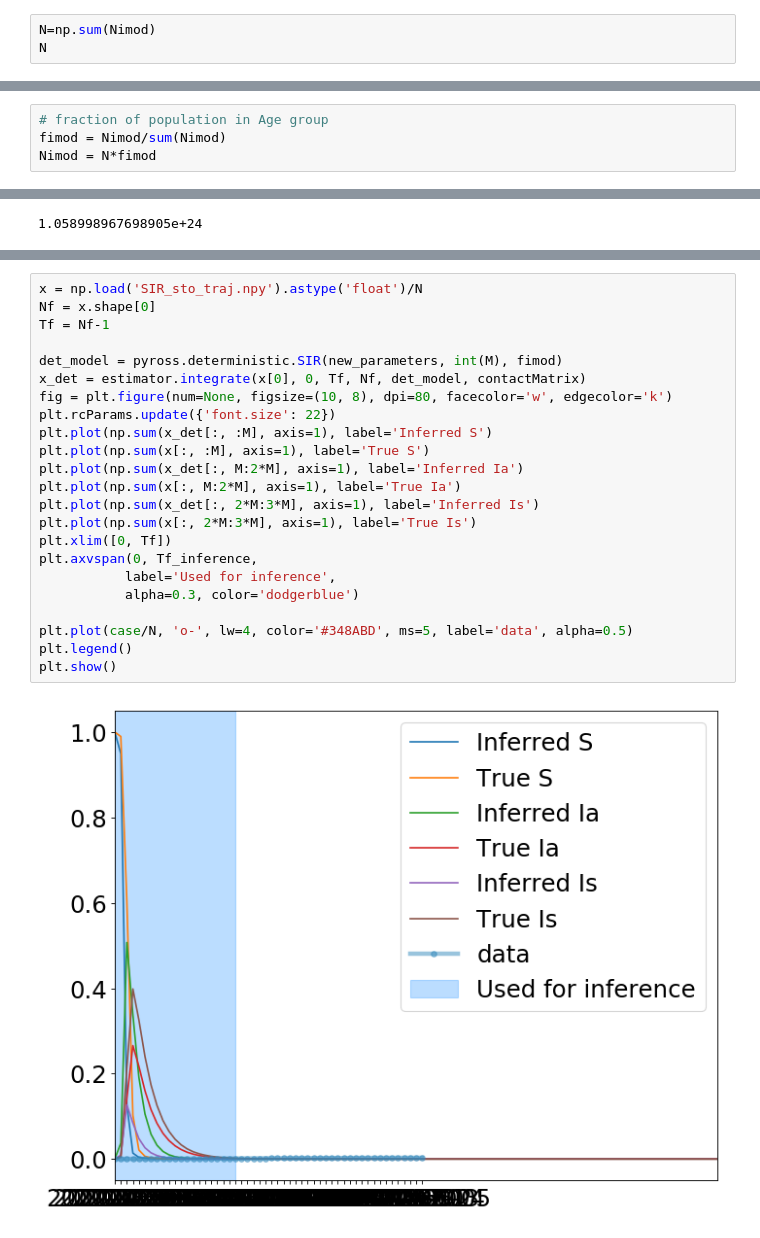
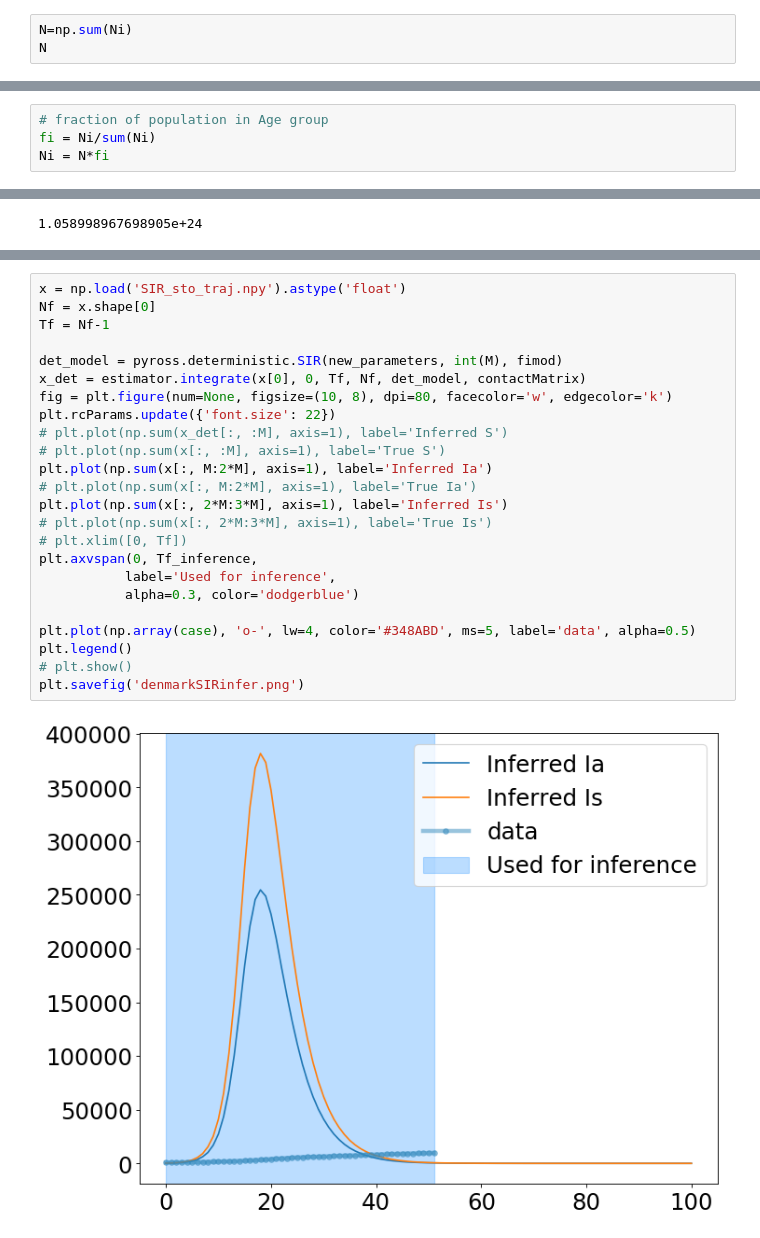
Before and after one commit to ineskris/pyross, a Jupyter notebook: examples/inference/SIRinference_Denmark.ipynb, the cells around one changed output, grey strips where cells are left out. Saved outputs shown, nothing was run; the diff lists cells and outputs as text.

```diff
--- a/examples/inference/SIRinference_Denmark.ipynb
+++ b/examples/inference/SIRinference_Denmark.ipynb
@@ -160,7 +160,7 @@ Nimod[1] =sum(Ni[11:16])
 # %%
 Ni = Nimod
 # %%
-N=np.sum(Nimod)
+N=np.sum(Ni)
 N
 # %% [output]
 3272876.0
@@ -195,8 +195,8 @@ def contactMatrix(t):
     return C
 # %%
 # fraction of population in Age group
-fimod = Nimod/sum(Nimod)
-Nimod = N*fimod
+fi = Ni/sum(Ni)
+Ni = N*fi
 # %% [markdown]
 ## Model
 # %%
@@ -426,25 +531,26 @@ print(new_parameters)
 # %%
-x = np.load('SIR_sto_traj.npy').astype('float')/N
+x = np.load('SIR_sto_traj.npy').astype('float')
 Nf = x.shape[0]
 Tf = Nf-1
 
 det_model = pyross.deterministic.SIR(new_parameters, int(M), fimod)
 x_det = estimator.integrate(x[0], 0, Tf, Nf, det_model, contactMatrix)
 fig = plt.figure(num=None, figsize=(10, 8), dpi=80, facecolor='w', edgecolor='k')
 plt.rcParams.update({'font.size': 22})
-plt.plot(np.sum(x_det[:, :M], axis=1), label='Inferred S')
-plt.plot(np.sum(x[:, :M], axis=1), label='True S')
-plt.plot(np.sum(x_det[:, M:2*M], axis=1), label='Inferred Ia')
-plt.plot(np.sum(x[:, M:2*M], axis=1), label='True Ia')
-plt.plot(np.sum(x_det[:, 2*M:3*M], axis=1), label='Inferred Is')
-plt.plot(np.sum(x[:, 2*M:3*M], axis=1), label='True Is')
-plt.xlim([0, Tf])
+# plt.plot(np.sum(x_det[:, :M], axis=1), label='Inferred S')
+# plt.plot(np.sum(x[:, :M], axis=1), label='True S')
+plt.plot(np.sum(x[:, M:2*M], axis=1), label='Inferred Ia')
+# plt.plot(np.sum(x[:, M:2*M], axis=1), label='True Ia')
+plt.plot(np.sum(x[:, 2*M:3*M], axis=1), label='Inferred Is')
+# plt.plot(np.sum(x[:, 2*M:3*M], axis=1), label='True Is')
+# plt.xlim([0, Tf])
 plt.axvspan(0, Tf_inference,
            label='Used for inference',
            alpha=0.3, color='dodgerblue')
 
-plt.plot(case/N, 'o-', lw=4, color='#348ABD', ms=5, label='data', alpha=0.5)
+plt.plot(np.array(case), 'o-', lw=4, color='#348ABD', ms=5, label='data', alpha=0.5)
 plt.legend()
-plt.show()
+# plt.show()
+plt.savefig('denmarkSIRinfer.png')
 # %% [output]
-[figure, old version]
+[figure, new version]
```
Also changed, not shown: parts of 9 cells of this notebook, 2 other files.
